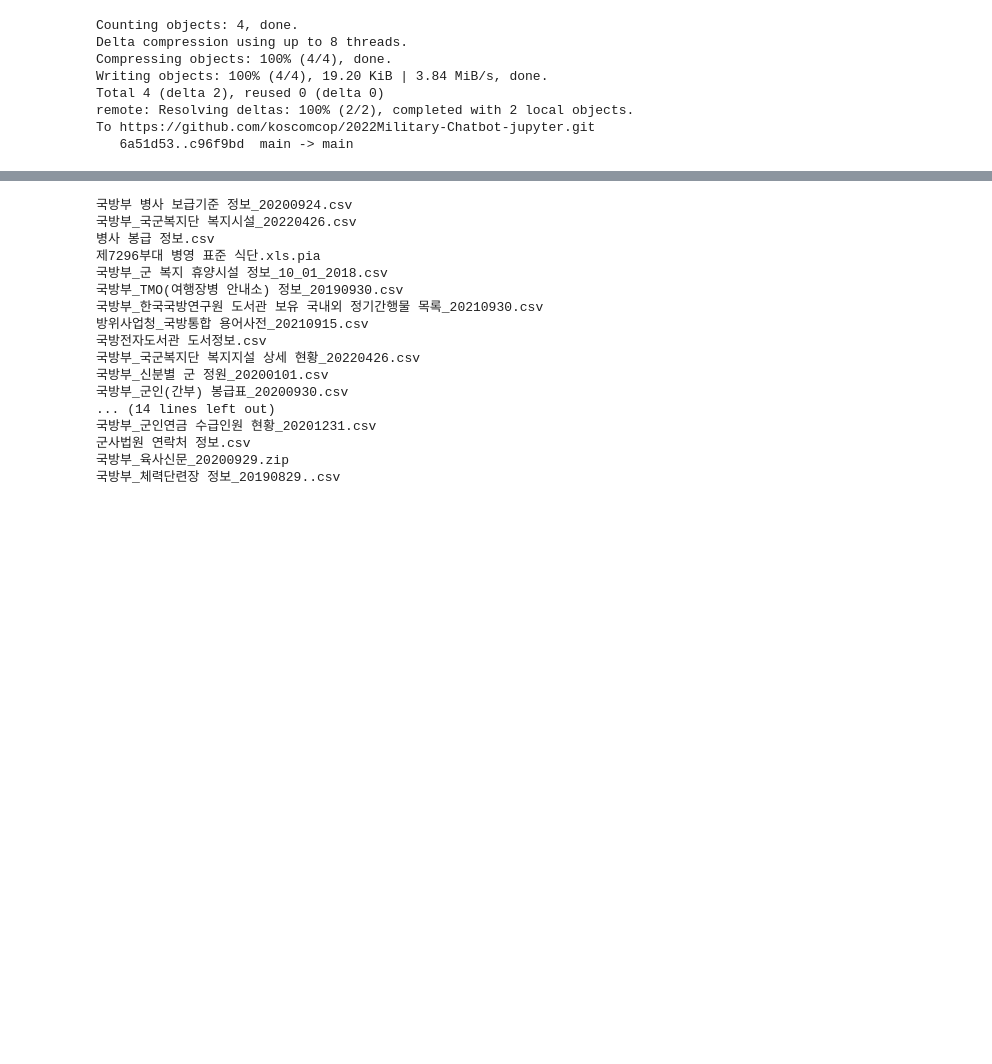
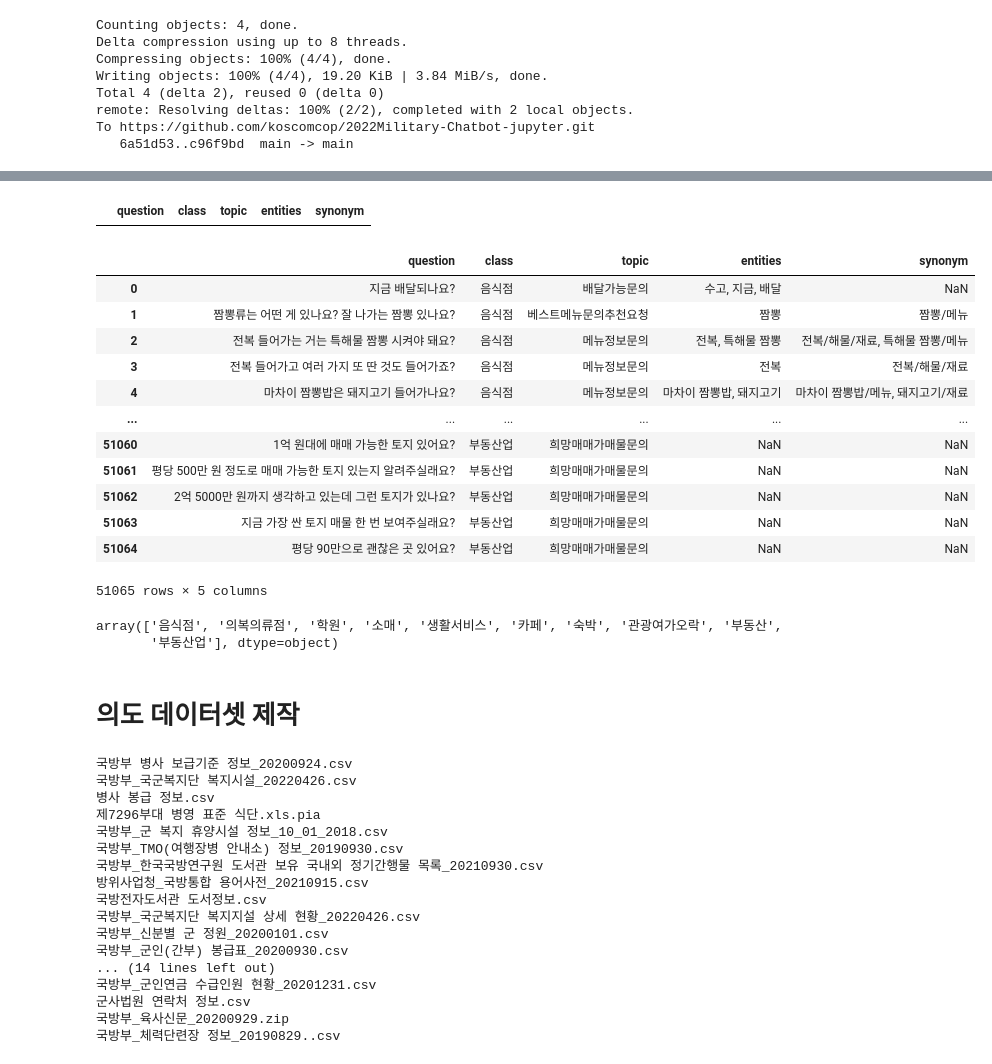
Before and after one commit to koscomcop/2022Military-Chatbot-jupyter, a Jupyter notebook: source/create_dataset.ipynb, the cells around one changed output, grey strips where cells are left out. Cells and saved outputs as stored; diff of their text form; code cells hidden in the pictures; blank space fills up the shorter version.

Commit message:
일반질문 데이터셋 추가
- 한국어 대화 데이터셋의 질문 기반 제작
- raw_chat : 데이터셋 전체 질문만 추출한 파일
- train_chat : 모델 학습에 사용할 추출된 1만개 대화

```diff
--- a/source/create_dataset.ipynb
+++ b/source/create_dataset.ipynb
@@ -48,0 +112,34 @@ To https://github.com/koscomcop/2022Military-Chatbot-jupyter.git
+# %%
+train_chat = pd.DataFrame(columns=['question', 'class', 'topic', 'entities', 'synonym'])
+train_chat
+# %% [output]
+|  | question | class | topic | entities | synonym |
+# %%
+for _qa in korean_qas[:9]:
+    _qa = _qa[_qa['QA']=="Q"]
+    _qa = _qa[['SENTENCE', 'DOMAIN', 'MAIN', '개체명', '지식베이스']]
+    _qa.columns = train_chat.columns
+    train_chat = pd.concat([train_chat, _qa], axis=0)
+
+train_chat = train_chat.reset_index(drop=True)
+# %%
+train_chat
+# %% [output]
+|  | question | class | topic | entities | synonym |
+| 0 | 지금 배달되나요? | 음식점 | 배달가능문의 | 수고, 지금, 배달 | NaN |
+| 1 | 짬뽕류는 어떤 게 있나요? 잘 나가는 짬뽕 있나요? | 음식점 | 베스트메뉴문의추천요청 | 짬뽕 | 짬뽕/메뉴 |
+| 2 | 전복 들어가는 거는 특해물 짬뽕 시켜야 돼요? | 음식점 | 메뉴정보문의 | 전복, 특해물 짬뽕 | 전복/해물/재료, 특해물 짬뽕/메뉴 |
+| 3 | 전복 들어가고 여러 가지 또 딴 것도 들어가죠? | 음식점 | 메뉴정보문의 | 전복 | 전복/해물/재료 |
+| 4 | 마차이 짬뽕밥은 돼지고기 들어가나요? | 음식점 | 메뉴정보문의 | 마차이 짬뽕밥, 돼지고기 | 마차이 짬뽕밥/메뉴, 돼지고기/재료 |
+| ... | ... | ... | ... | ... | ... |
+| 51060 | 1억 원대에 매매 가능한 토지 있어요? | 부동산업 | 희망매매가매물문의 | NaN | NaN |
+| 51061 | 평당 500만 원 정도로 매매 가능한 토지 있는지 알려주실래요? | 부동산업 | 희망매매가매물문의 | NaN | NaN |
+| 51062 | 2억 5000만 원까지 생각하고 있는데 그런 토지가 있나요? | 부동산업 | 희망매매가매물문의 | NaN | NaN |
+| 51063 | 지금 가장 싼 토지 매물 한 번 보여주실래요? | 부동산업 | 희망매매가매물문의 | NaN | NaN |
+| 51064 | 평당 90만으로 괜찮은 곳 있어요? | 부동산업 | 희망매매가매물문의 | NaN | NaN |
+51065 rows × 5 columns
+# %%
+train_chat['class'].unique()
+# %% [output]
+array(['음식점', '의복의류점', '학원', '소매', '생활서비스', '카페', '숙박', '관광여가오락', '부동산',
+       '부동산업'], dtype=object)
@@ -49,3 +155,5 @@ To https://github.com/koscomcop/2022Military-Chatbot-jupyter.git
+# %% [markdown]
+# 의도 데이터셋 제작
 # %%
 FILES_DIR=WORK_DIR+'assets/'
 # %%
```
Also changed, not shown: parts of 12 cells of this notebook, 2 other files.
